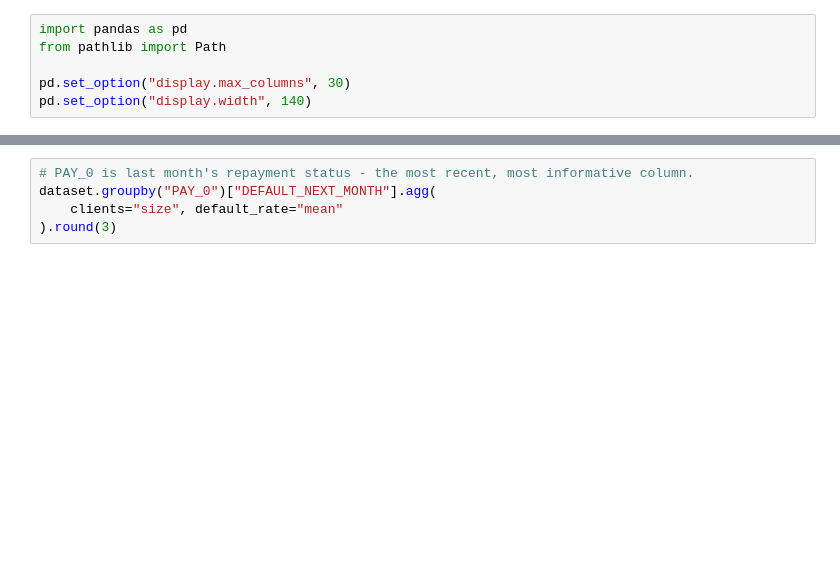
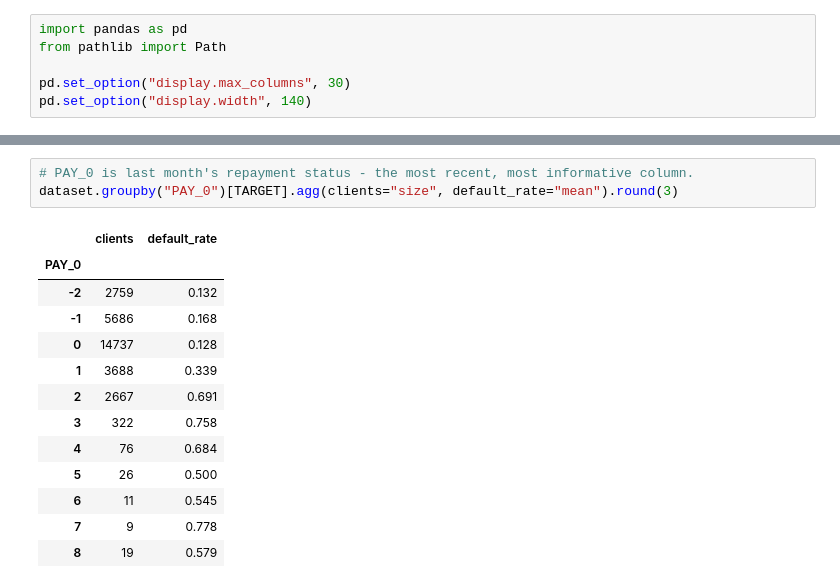
Before and after one commit to Tharshen2124/DefaultWatch, a Jupyter notebook: notebooks/eda.ipynb, the cells around one changed output, grey strips where cells are left out. Saved outputs shown, nothing was run; the diff lists cells and outputs as text; blank space fills up the shorter version.

```diff
--- a/notebooks/eda.ipynb
+++ b/notebooks/eda.ipynb
@@ -155,5 +350,17 @@ pay_status
 # %%
 # PAY_0 is last month's repayment status - the most recent, most informative column.
-dataset.groupby("PAY_0")["DEFAULT_NEXT_MONTH"].agg(
-    clients="size", default_rate="mean"
-).round(3)
+dataset.groupby("PAY_0")[TARGET].agg(clients="size", default_rate="mean").round(3)
+# %% [output]
+|  | clients | default_rate |
+| PAY_0 |  |  |
+| -2 | 2759 | 0.132 |
+| -1 | 5686 | 0.168 |
+| 0 | 14737 | 0.128 |
+| 1 | 3688 | 0.339 |
+| 2 | 2667 | 0.691 |
+| 3 | 322 | 0.758 |
+| 4 | 76 | 0.684 |
+| 5 | 26 | 0.500 |
+| 6 | 11 | 0.545 |
+| 7 | 9 | 0.778 |
+| 8 | 19 | 0.579 |
```
Also changed, not shown: parts of 28 cells of this notebook, 1 other file.
